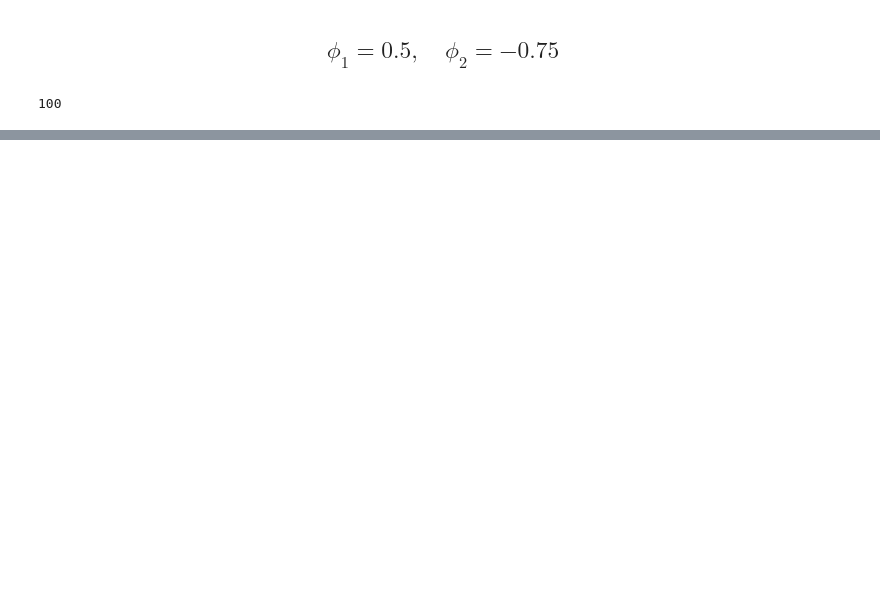
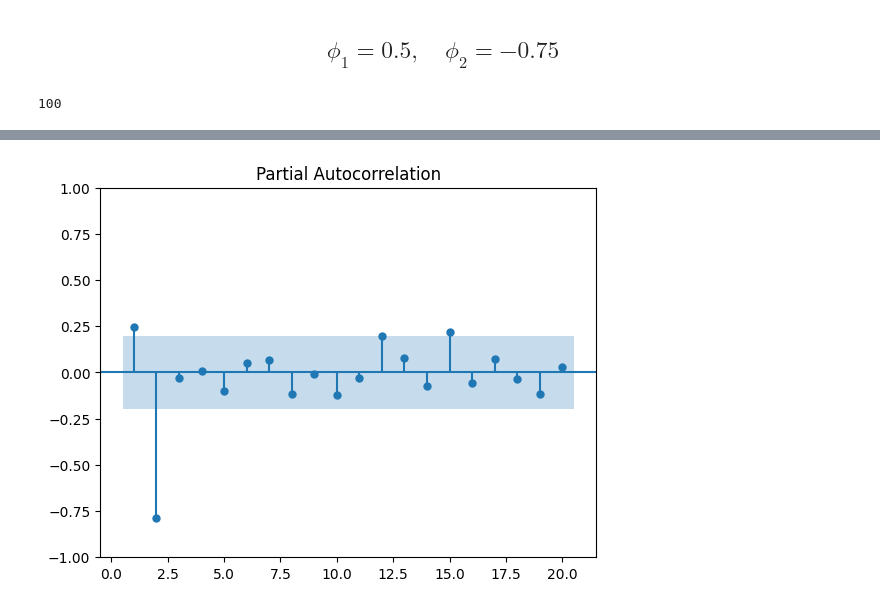
Before and after one commit to haniyathul/Praktikum-Analisis-Deret-Waktu, a Jupyter notebook: Tugas_Kelompok_Minggu_3.ipynb, the cells around one changed output, grey strips where cells are left out. Cells and saved outputs as stored; diff of their text form; code cells hidden in the pictures; blank space fills up the shorter version.

```diff
--- a/Tugas_Kelompok_Minggu_3.ipynb
+++ b/Tugas_Kelompok_Minggu_3.ipynb
@@ -943,0 +959,5 @@ plt.show()
+# %%
+plot_pacf(np.array(ar2_4), zero=False)
+plt.show()
+# %% [output]
+[figure, added]
```
Also changed, not shown: parts of 15 cells of this notebook.
